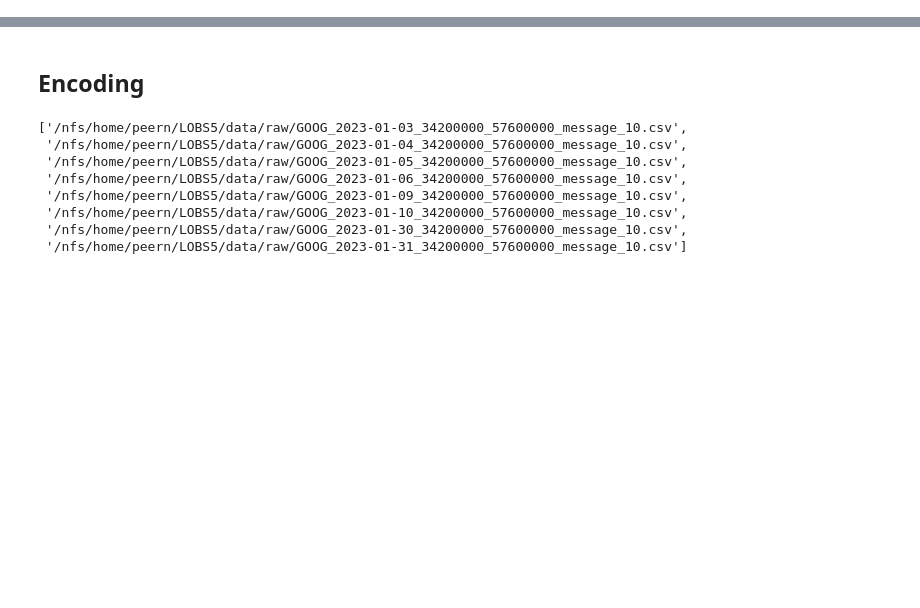
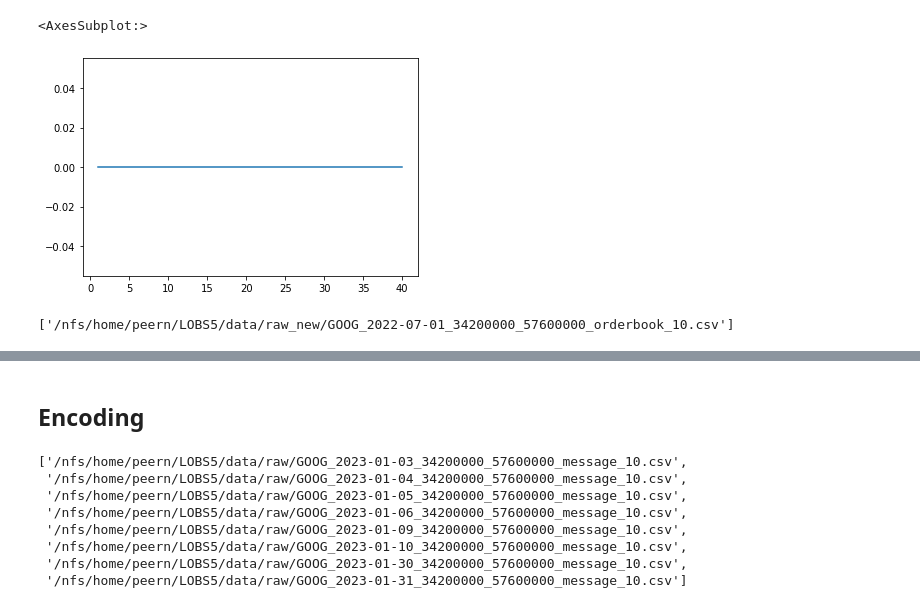
Before and after one commit to saschafrey/LOBS5_Prediction, a Jupyter notebook: lob/lobster_preproc.ipynb, the cells around one changed output, grey strips where cells are left out. Drawn from its saved outputs; the diff is of its cells as text; code cells hidden in the pictures; blank space fills up the shorter version.

Commit message:
fixed preprocessing and book state repr

```diff
--- a/lob/lobster_preproc.ipynb
+++ b/lob/lobster_preproc.ipynb
@@ -48,0 +114,9 @@ b = pd.read_csv(
+# %%
+b_proc.iloc[1000,1:].plot()
+# %% [output]
+<AxesSubplot:>
+[figure, added]
+# %%
+book_files
+# %% [output]
+['/nfs/home/peern/LOBS5/data/raw_new/GOOG_2022-07-01_34200000_57600000_orderbook_10.csv']
```
Also changed, not shown: parts of 26 cells of this notebook, 5 other files.
